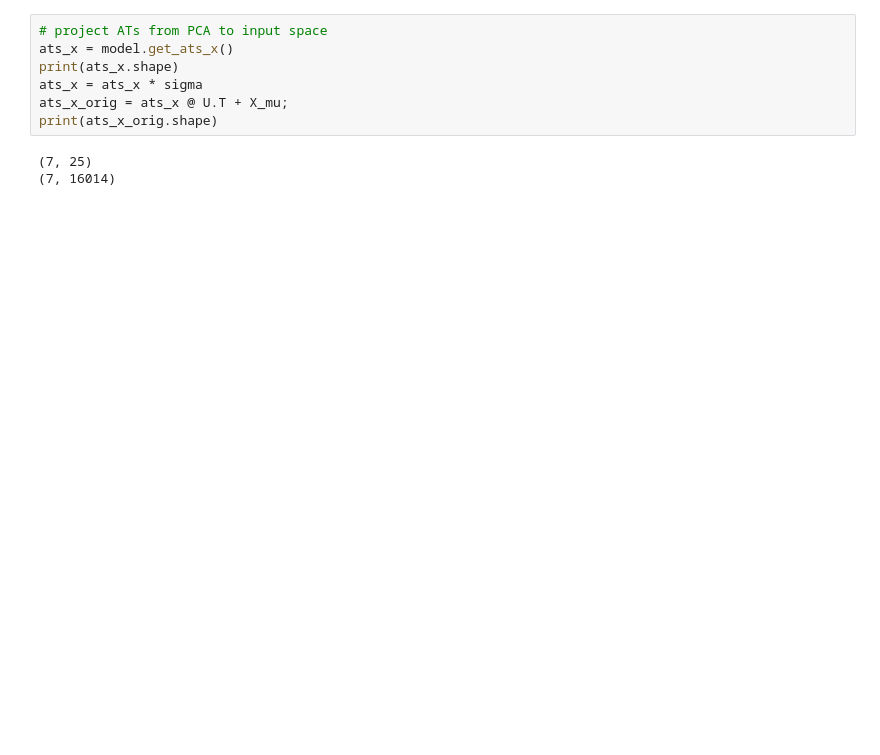
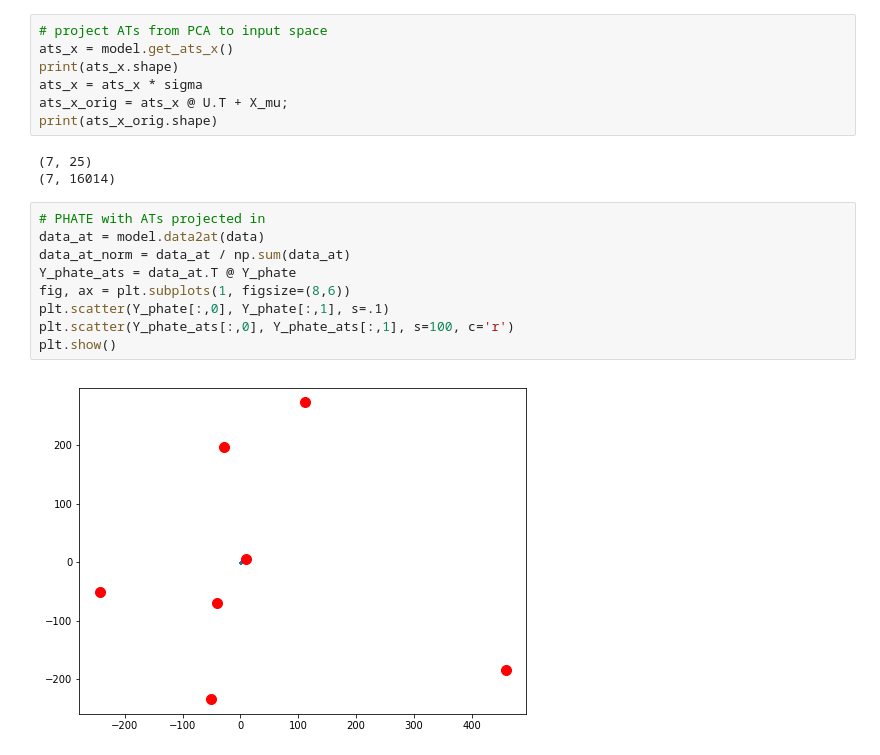
Before and after one commit to KrishnaswamyLab/AAnet, a Jupyter notebook: TILs4Dan.ipynb, the cells around one changed output. Saved outputs shown, nothing was run; the diff lists cells and outputs as text; blank space fills up the shorter version.

```diff
--- a/TILs4Dan.ipynb
+++ b/TILs4Dan.ipynb
@@ -291,3 +292,14 @@ print(ats_x_orig.shape)
 # %% [output]
 (7, 25)
 (7, 16014)
+# %%
+# PHATE with ATs projected in
+data_at = model.data2at(data)
+data_at_norm = data_at / np.sum(data_at)
+Y_phate_ats = data_at.T @ Y_phate
+fig, ax = plt.subplots(1, figsize=(8,6))
+plt.scatter(Y_phate[:,0], Y_phate[:,1], s=.1)
+plt.scatter(Y_phate_ats[:,0], Y_phate_ats[:,1], s=100, c='r')
+plt.show()
+# %% [output]
+[figure, added]
```
Also changed, not shown: parts of 3 cells of this notebook.
